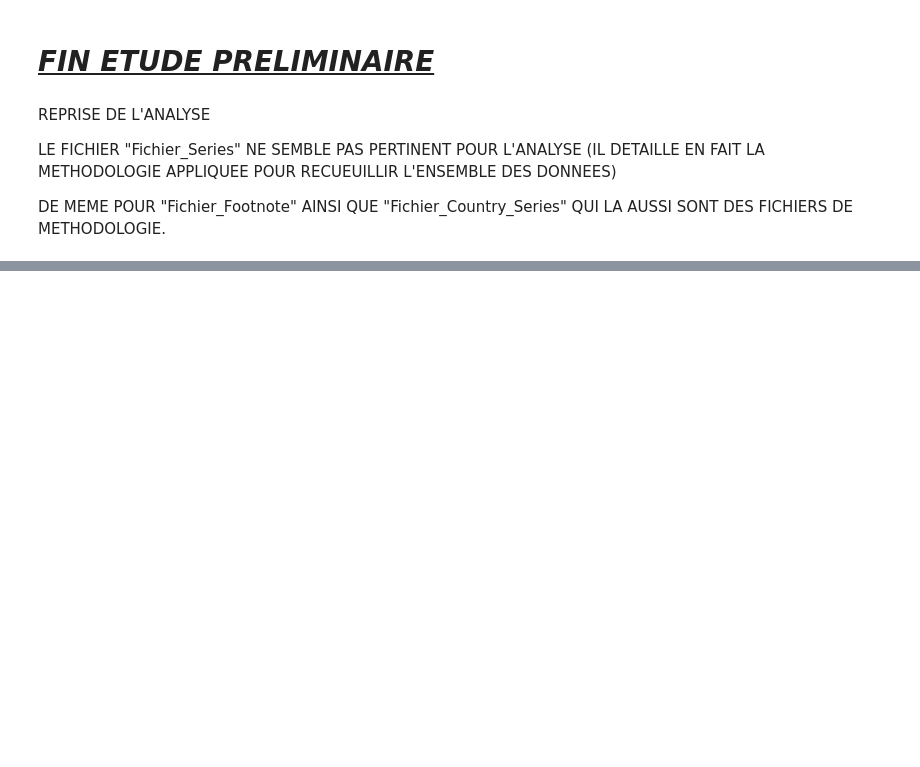
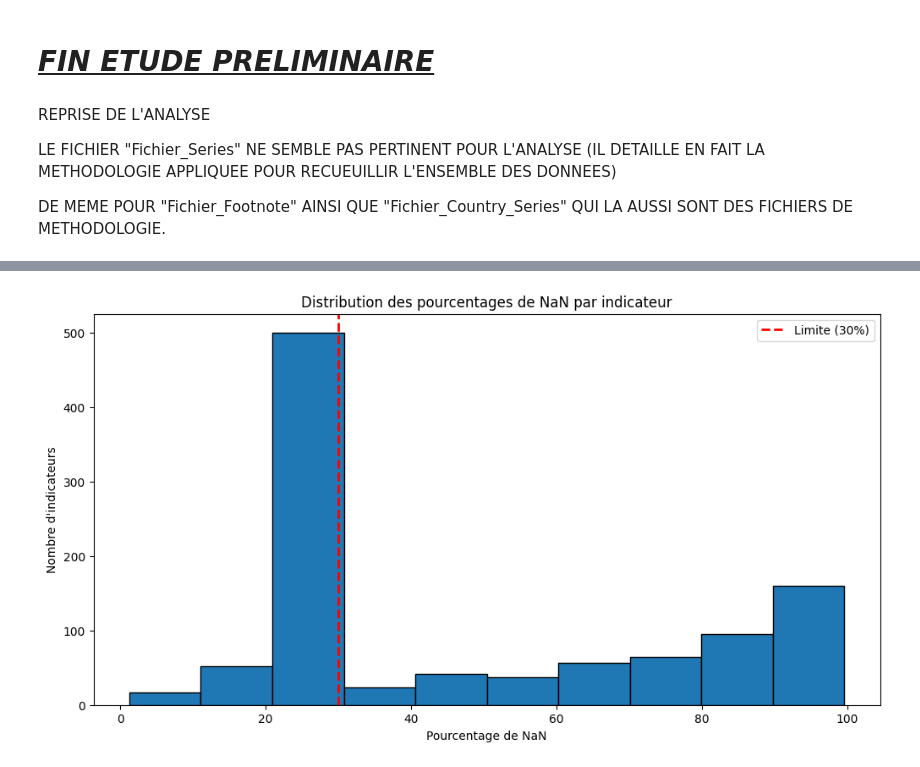
Before and after one commit to EP-portfolio/PROJET_2, a Jupyter notebook: JUPYTER.ipynb, the cells around one changed output, grey strips where cells are left out. Saved outputs shown, nothing was run; the diff lists cells and outputs as text; code cells hidden in the pictures; blank space fills up the shorter version.

```diff
--- a/JUPYTER.ipynb
+++ b/JUPYTER.ipynb
@@ -539,0 +521,8 @@ DE MEME POUR "Fichier_Footnote" AINSI QUE "Fichier_Country_Series" QUI LA AUSSI
+# %%
+# ON VA MAINTENANT CREER UN DATAFRAME DONT LES COLONNES SERONT "COUNTRY CODE" AINSI QUE CHAQUE INDICATOR Name PRESENTS
+# DANS LA COLONNE "INDICATOR NAME" ACTUELLE. POUR LES VALEURS DE CES COLONNES NOUS UTILISERONS LES VALEURS "PERIODE 2011-2015"
+
+DF_pivot=Fichier_Data.pivot(index='Country Code',columns='Indicator Name',values='Periode 2011-2015')
+DF_pivot=DF_pivot.reset_index()
+
+DF_pivot
@@ -539,0 +543,24 @@ DE MEME POUR "Fichier_Footnote" AINSI QUE "Fichier_Country_Series" QUI LA AUSSI
+# %%
+
+# Calculer le pourcentage de NaN pour chaque colonne (indicateur)
+POURCENTAGE_NAN = DF_pivot.isnull().mean() * 100
+# %%
+
+# Exclure la colonne 'Country Code'
+POURCENTAGE_NAN = POURCENTAGE_NAN.drop('Country Code')
+# %%
+
+# Définition de la limite
+limite = 30
+# %%
+# Visualisation avec un histogramme
+plt.figure(figsize=(12, 6))
+plt.hist(POURCENTAGE_NAN, bins=10, edgecolor='black')
+plt.axvline(limite, color='r', linestyle='--', linewidth=2, label=f'Limite ({limite}%)')
+plt.title(f"Distribution des pourcentages de NaN par indicateur")
+plt.xlabel("Pourcentage de NaN")
+plt.ylabel("Nombre d'indicateurs")
+plt.legend()
+plt.show()
+# %% [output]
+[figure, added]
```
Also changed, not shown: parts of 32 cells of this notebook.
